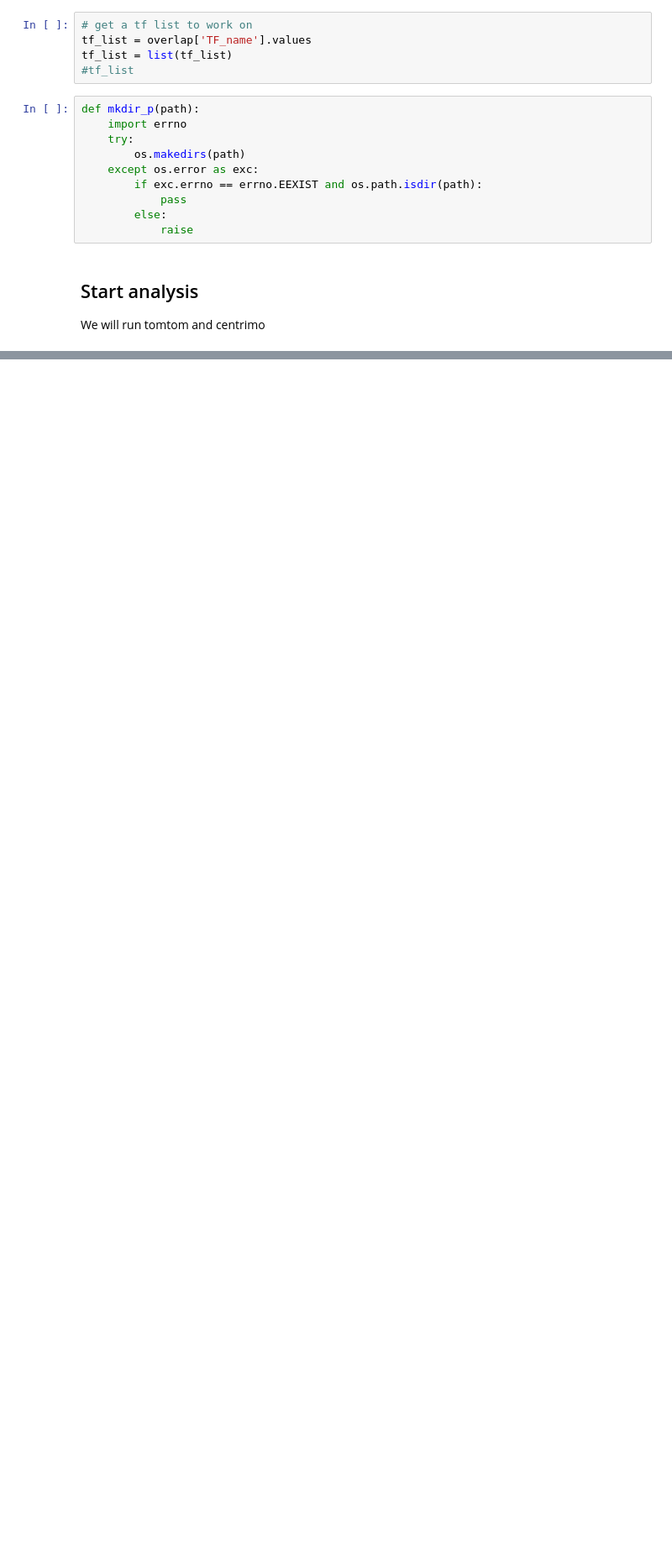
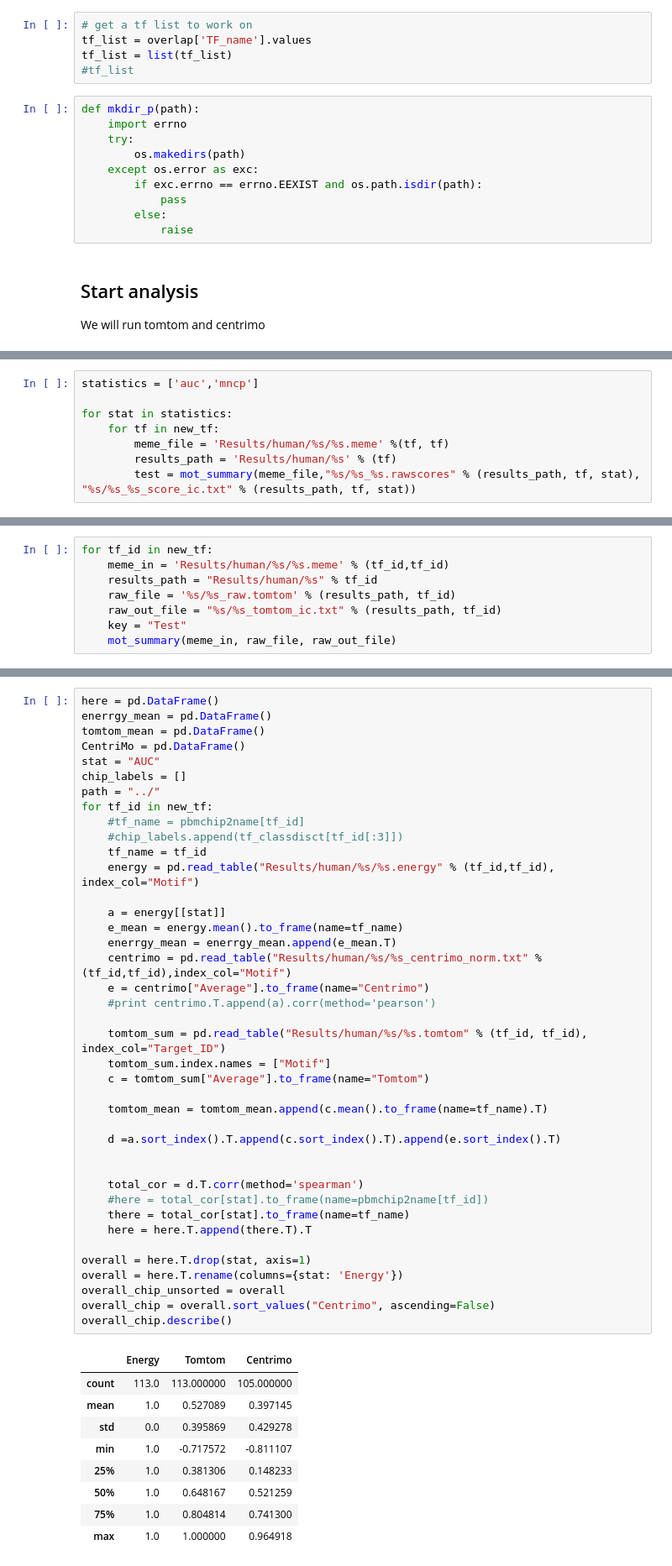
Before and after one commit to Fnyasimi/MARS-Update-Pipeline, a Jupyter notebook: Evaluation/human_analysis.ipynb, the cells around one changed output, grey strips where cells are left out. Shown at 84% size. Cells and saved outputs as stored; diff of their text form; blank space fills up the shorter version.

```diff
--- a/Evaluation/human_analysis.ipynb
+++ b/Evaluation/human_analysis.ipynb
@@ -123,0 +382,8 @@ FileNotFoundError: [Errno 2] No such file or directory: 'Results/human/CTCF//CTC
+# %%
+statistics = ['auc','mncp']
+
+for stat in statistics:
+    for tf in new_tf:
+        meme_file = 'Results/human/%s/%s.meme' %(tf, tf)
+        results_path = 'Results/human/%s' % (tf)
+        test = mot_summary(meme_file,"%s/%s_%s.rawscores" % (results_path, tf, stat), "%s/%s_%s_score_ic.txt" % (results_path, tf, stat))
@@ -123,0 +583,8 @@ FileNotFoundError: [Errno 2] No such file or directory: 'Results/human/CTCF//CTC
+# %%
+for tf_id in new_tf:
+    meme_in = 'Results/human/%s/%s.meme' % (tf_id,tf_id)
+    results_path = "Results/human/%s" % tf_id
+    raw_file = '%s/%s_raw.tomtom' % (results_path, tf_id)
+    raw_out_file = "%s/%s_tomtom_ic.txt" % (results_path, tf_id)
+    key = "Test"
+    mot_summary(meme_in, raw_file, raw_out_file)
@@ -123,0 +593,50 @@ FileNotFoundError: [Errno 2] No such file or directory: 'Results/human/CTCF//CTC
+# %%
+here = pd.DataFrame()
+enerrgy_mean = pd.DataFrame()
+tomtom_mean = pd.DataFrame()
+CentriMo = pd.DataFrame()
+stat = "AUC"
+chip_labels = []
+path = "../"
+for tf_id in new_tf:
+    #tf_name = pbmchip2name[tf_id]
+    #chip_labels.append(tf_classdisct[tf_id[:3]])
+    tf_name = tf_id
+    energy = pd.read_table("Results/human/%s/%s.energy" % (tf_id,tf_id), index_col="Motif")
+
+    a = energy[[stat]]
+    e_mean = energy.mean().to_frame(name=tf_name)
+    enerrgy_mean = enerrgy_mean.append(e_mean.T)
+    centrimo = pd.read_table("Results/human/%s/%s_centrimo_norm.txt" % (tf_id,tf_id),index_col="Motif")
+    e = centrimo["Average"].to_frame(name="Centrimo")
+    #print centrimo.T.append(a).corr(method='pearson')
+
+    tomtom_sum = pd.read_table("Results/human/%s/%s.tomtom" % (tf_id, tf_id), index_col="Target_ID")
+    tomtom_sum.index.names = ["Motif"]
+    c = tomtom_sum["Average"].to_frame(name="Tomtom")
+
+    tomtom_mean = tomtom_mean.append(c.mean().to_frame(name=tf_name).T)
+
+    d =a.sort_index().T.append(c.sort_index().T).append(e.sort_index().T)
+
+
+    total_cor = d.T.corr(method='spearman')
+    #here = total_cor[stat].to_frame(name=pbmchip2name[tf_id])
+    there = total_cor[stat].to_frame(name=tf_name)
+    here = here.T.append(there.T).T
+
+overall = here.T.drop(stat, axis=1)
+overall = here.T.rename(columns={stat: 'Energy'})
+overall_chip_unsorted = overall
+overall_chip = overall.sort_values("Centrimo", ascending=False)
+overall_chip.describe()
+# %% [output]
+|  | Energy | Tomtom | Centrimo |
+| count | 113.0 | 113.000000 | 105.000000 |
+| mean | 1.0 | 0.527089 | 0.397145 |
+| std | 0.0 | 0.395869 | 0.429278 |
+| min | 1.0 | -0.717572 | -0.811107 |
+| 25% | 1.0 | 0.381306 | 0.148233 |
+| 50% | 1.0 | 0.648167 | 0.521259 |
+| 75% | 1.0 | 0.804814 | 0.741300 |
+| max | 1.0 | 1.000000 | 0.964918 |
```
Also changed, not shown: parts of 29 cells of this notebook.
